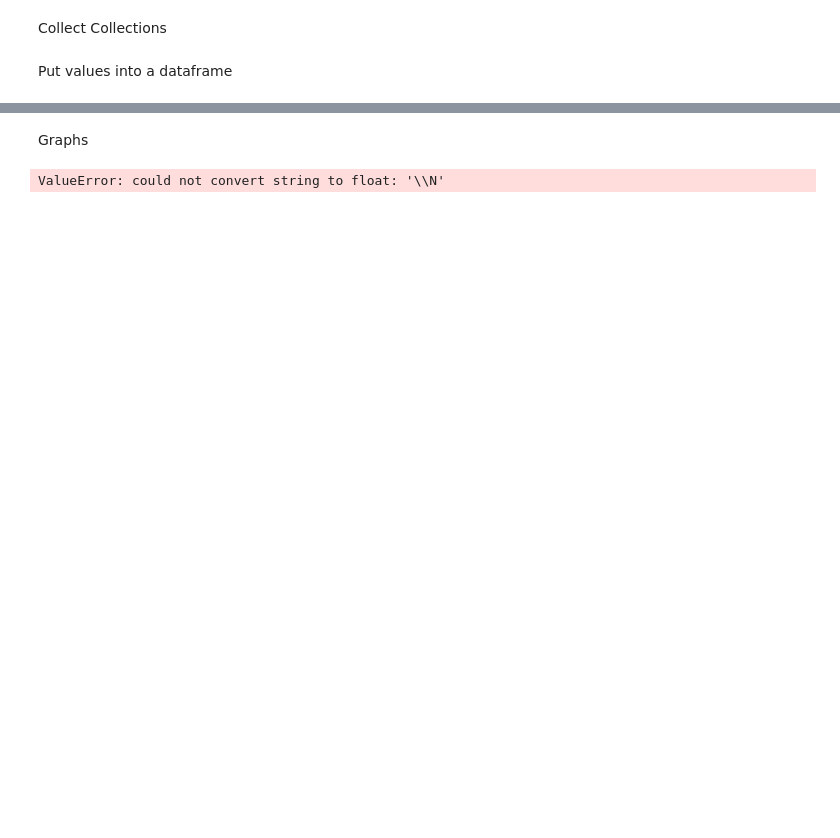
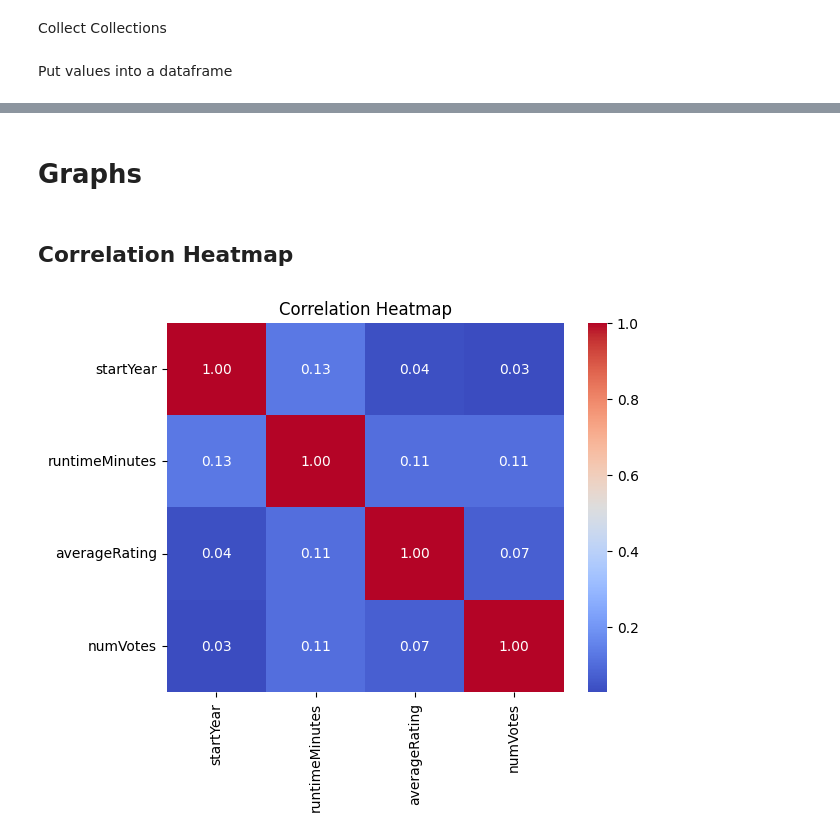
Before and after one commit to hunterAntal/IMDb-Analyser, a Jupyter notebook: Graphs.ipynb, the cells around one changed output, grey strips where cells are left out. Drawn from its saved outputs; the diff is of its cells as text; code cells hidden in the pictures; blank space fills up the shorter version.

Commit message:
got graphs working

```diff
--- a/Graphs.ipynb
+++ b/Graphs.ipynb
@@ -20,7 +20,7 @@ try:
 except Exception as e:
   print(e)
 
-db1 = client['3675ProjectDB'] # connect to the database 1
+db1 = client['3675HunterDB'] # connect to the database 1
 # %% [output]
 Pinged your deployment 1
 # %% [markdown]
@@ -42,30 +44,37 @@ Collect Collections
 # %%
 
 # get collection connections
-col1 = db1['trimmed_actor_principals']
-col2 = db1['trimmed_directors_principals']
-col3 = db1['trimmed_title_basics']
-col4 = db1['trimmed_title_crew']
-col5 = db1['trimmed_title_ratings']
-#col6 = db2['trimmed_actress_principals']
+col1 = db1["title.basics_cleaned"]
+col2 = db1['title.crew_cleaned']
+col4 = db1['title.ratings_cleaned']
+col5 = db1['name.basics_cleaned']
+col6 = db2['title.principals_cleaned']
 # %% [markdown]
 Put values into a dataframe
 # %%
+# one overarching dataframe to make merging simpler in my mind
 df = pd.DataFrame()
+print("hello world")
 
+# put the collections into dataframes
 df1 = pd.DataFrame(list(col1.find()))
-df2 = pd.DataFrame(list(col2.find()))
-df3 = pd.DataFrame(list(col3.find()))
-df5 = pd.DataFrame(list(col5.find()))
+
+print("done 1")
+#df2 = pd.DataFrame(list(col2.find()))
+df4 = pd.DataFrame(list(col4.find()))
+
+print("done 2")
+#df5 = pd.DataFrame(list(col5.find()))
+#df6 = pd.DataFrame(list(col6.find()))
 
 
-df = pd.merge(df1, df2, how='inner', on='tconst')
-df = pd.merge(df, df3, how='inner', on='tconst')
-df = pd.merge(df, df5, how='inner', on='tconst', suffixes=('_a', '_b')) # from here on the default suffixes have been used so they need to be custom
+# merge the dataframes for the sake of making the graphs
+df = pd.merge(df1, df4, how='inner', on='tconst')
+
+print("done 3")
+#df = pd.merge(df, df3, how='inner', on='tconst')
+#df = pd.merge(df, df5, how='inner', on='tconst', suffixes=('_a', '_b')) # from here on the default suffixes have been used so they need to be custom
 
 
-df.replace({"\N":"Empty"}, inplace=True)
-df = df['runtimeMinutes' != "Empty"]
-
-#df6 = pd.DataFrame(list(col6.find()))
+print(df)
 # %% [output]
@@ -73,10 +98,12 @@ KeyboardInterrupt:
-# %% [markdown]
-Graphs
+# %% [markdown]
+# Graphs
+# %% [markdown]
+## Correlation Heatmap
 # %%
 #creating correlation heatmap
-corr_matrix = df['runtimeMinutes'].corr(df['averageRating']) # Handle only numerical values, IE number of ratings, average rating, and runtime
+corr_matrix = df.corr(numeric_only=True) # Handle only numerical values, IE number of ratings, average rating, and runtime
 sns.heatmap(corr_matrix, annot=True, cmap='coolwarm', fmt='.2f')
 plt.title('Correlation Heatmap')
 plt.show()
 # %% [output]
-ValueError: could not convert string to float: '\\N'
+[figure, added]
```
Also changed, not shown: parts of 6 cells of this notebook.
